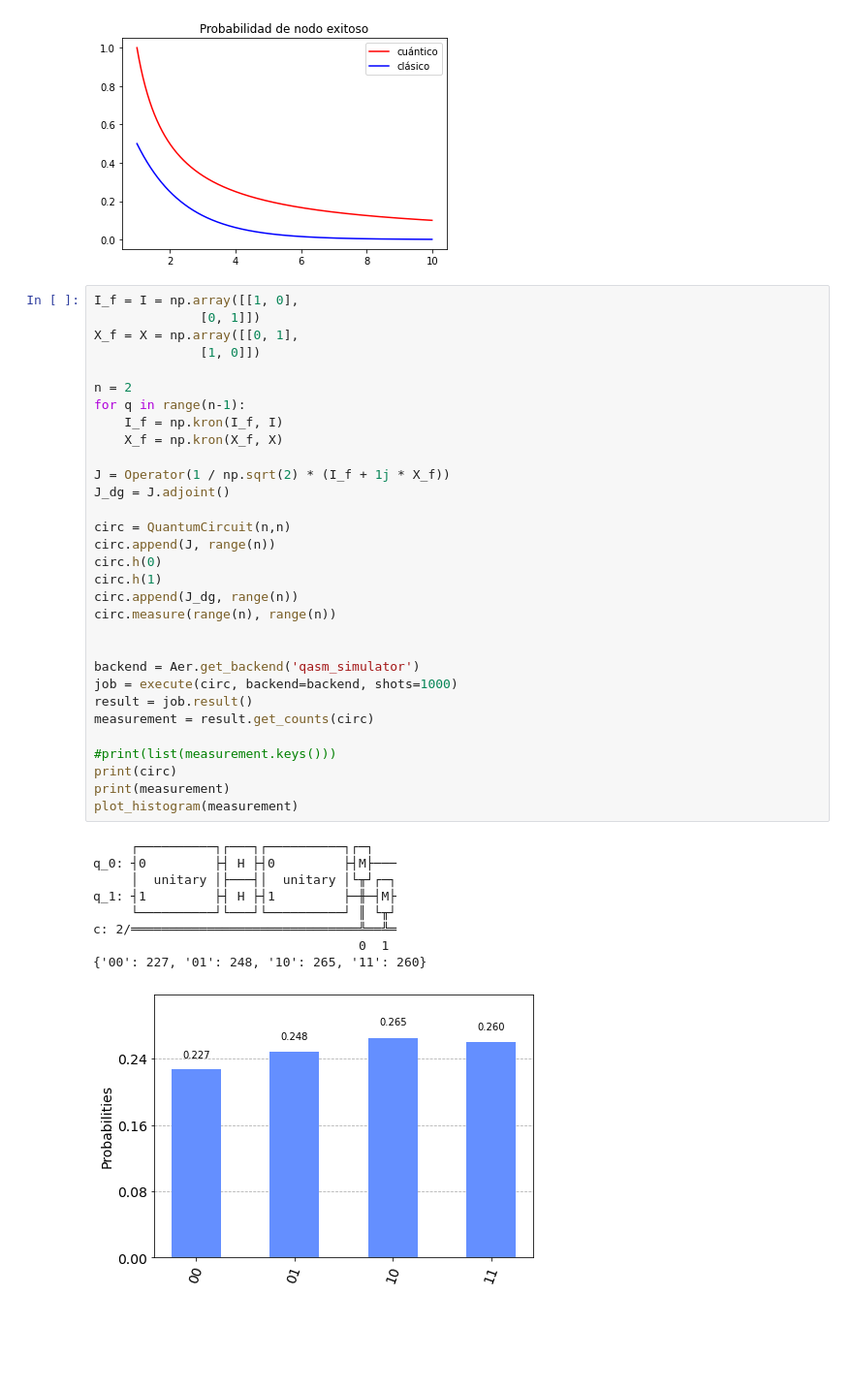
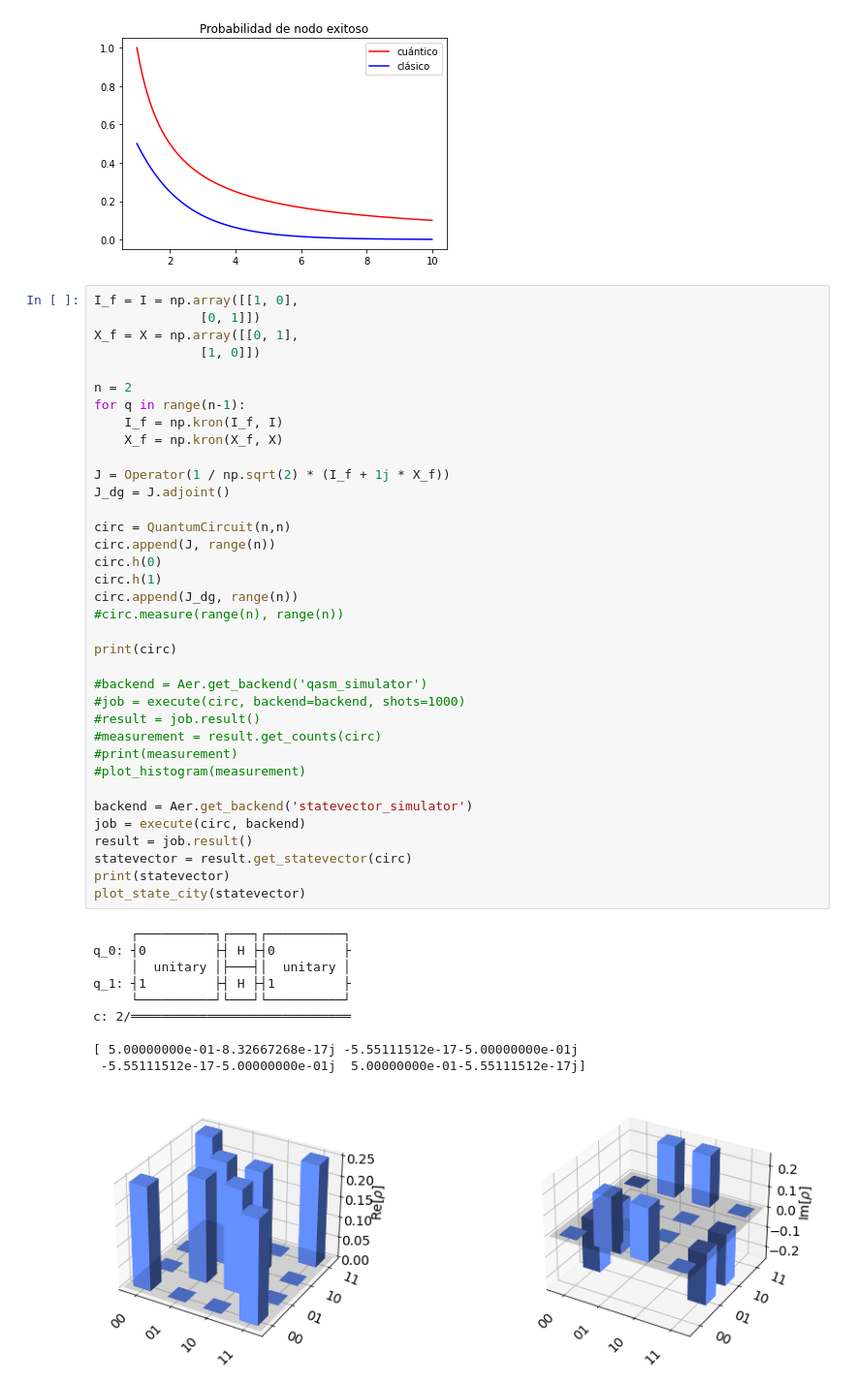
Before and after one commit to agustinsilva447/Quantum-Game-Theory, a Jupyter notebook: qikit-quantum-game-theory/notebooks/test_rotaciones.ipynb, the cells around one changed output. Shown at 97% size. Cells and saved outputs as stored; diff of their text form; blank space fills up the shorter version.

```diff
--- a/qikit-quantum-game-theory/notebooks/test_rotaciones.ipynb
+++ b/qikit-quantum-game-theory/notebooks/test_rotaciones.ipynb
@@ -173,42 +173,48 @@ plt.show()
 # %%
 I_f = I = np.array([[1, 0],
               [0, 1]])
 X_f = X = np.array([[0, 1],
               [1, 0]])
 
 n = 2
 for q in range(n-1):
     I_f = np.kron(I_f, I)
     X_f = np.kron(X_f, X)
 
 J = Operator(1 / np.sqrt(2) * (I_f + 1j * X_f))
 J_dg = J.adjoint()
 
 circ = QuantumCircuit(n,n)
 circ.append(J, range(n))
 circ.h(0)
 circ.h(1)
 circ.append(J_dg, range(n))
-circ.measure(range(n), range(n))
+#circ.measure(range(n), range(n))
 
+print(circ)
 
-backend = Aer.get_backend('qasm_simulator')
-job = execute(circ, backend=backend, shots=1000)
+#backend = Aer.get_backend('qasm_simulator')
+#job = execute(circ, backend=backend, shots=1000)
+#result = job.result()
+#measurement = result.get_counts(circ)
+#print(measurement)
+#plot_histogram(measurement)
+
+backend = Aer.get_backend('statevector_simulator')
+job = execute(circ, backend)
 result = job.result()
-measurement = result.get_counts(circ)
-
-#print(list(measurement.keys()))
-print(circ)
-print(measurement)
-plot_histogram(measurement)
+statevector = result.get_statevector(circ)
+print(statevector)
+plot_state_city(statevector)
 # %% [output]
-     ┌──────────┐┌───┐┌──────────┐┌─┐
-q_0: ┤0         ├┤ H ├┤0         ├┤M├───
-     │  unitary │├───┤│  unitary │└╥┘┌─┐
-q_1: ┤1         ├┤ H ├┤1         ├─╫─┤M├
-     └──────────┘└───┘└──────────┘ ║ └╥┘
-c: 2/══════════════════════════════╩══╩═
-                                   0  1
-{'00': 227, '01': 248, '10': 265, '11': 260}
+     ┌──────────┐┌───┐┌──────────┐
+q_0: ┤0         ├┤ H ├┤0         ├
+     │  unitary │├───┤│  unitary │
+q_1: ┤1         ├┤ H ├┤1         ├
+     └──────────┘└───┘└──────────┘
+c: 2/═════════════════════════════
+
+[ 5.00000000e-01-8.32667268e-17j -5.55111512e-17-5.00000000e-01j
+ -5.55111512e-17-5.00000000e-01j  5.00000000e-01-5.55111512e-17j]
-[figure, old version]
+[figure, new version]
 # %% [markdown]
```
Also changed, not shown: parts of 2 cells of this notebook.
